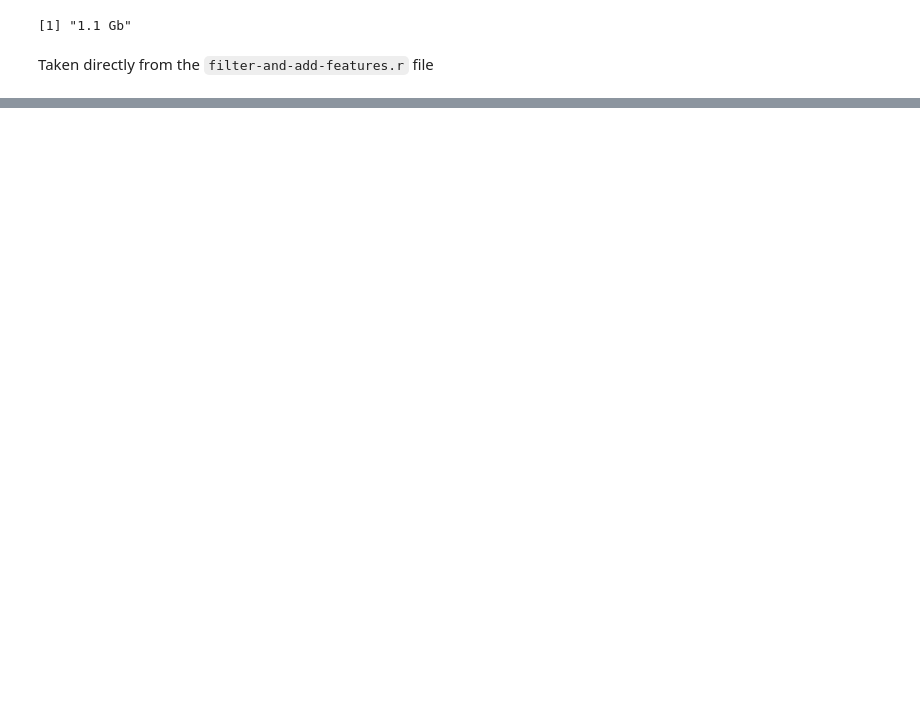
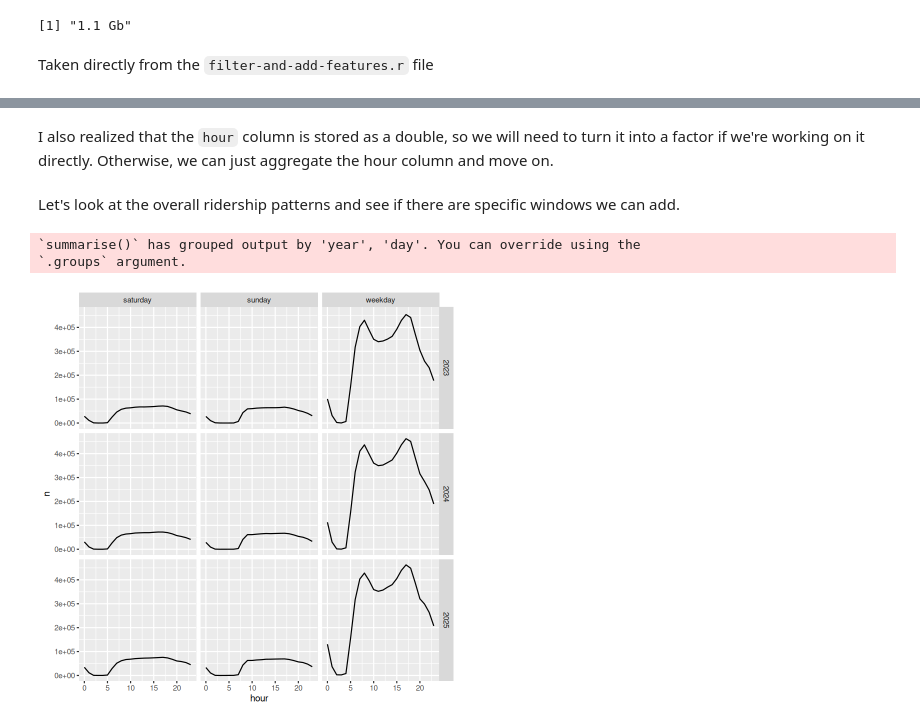
Before and after one commit to andreagalloro/230A-final-project, a Jupyter notebook: eda/eda5-eng-drew.ipynb, the cells around one changed output, grey strips where cells are left out. Cells and saved outputs as stored; diff of their text form; code cells hidden in the pictures; blank space fills up the shorter version.

Commit message:
make changes to filtering and features file, fix bug in merge-post-covid file, check size of aggregated data in eda

```diff
--- a/eda/eda5-eng-drew.ipynb
+++ b/eda/eda5-eng-drew.ipynb
@@ -7,12 +7,5 @@ library(tidyverse)
 # Loading in _Post_-Covid Data
 #####
 dir = "../data/od-data-post-covid.csv"
-od_data <- read_csv(dir,
-        col_names = c(
-            "date",
-            "hour",
-            "origin",
-            "destination",
-            "ridership"
-        ))
+od_data <- read_csv(dir)
 # %% [output]
@@ -169,0 +183,17 @@ add_all_features <- function(df) {
+# %% [markdown]
+I also realized that the `hour` column is stored as a double, so we will need to turn it into a factor if we're working on it directly. Otherwise, we can just aggregate the hour column and move on.
+# %% [markdown]
+Let's look at the overall ridership patterns and see if there are specific windows we can add.
+# %%
+od_data |>
+    add_day_of_week_indicator() |>
+    mutate(year = year(date)) |>
+    group_by(year, day, hour) |>
+    summarize(n = n()) |>
+    ggplot(aes(x = hour)) +
+        geom_line(aes(y = n)) +
+        facet_grid(rows = vars(year), cols = vars(day))
+# %% [output]
+`summarise()` has grouped output by 'year', 'day'. You can override using the
+`.groups` argument.
+[figure, added]
```
Also changed, not shown: parts of 7 cells of this notebook, 2 other files.
